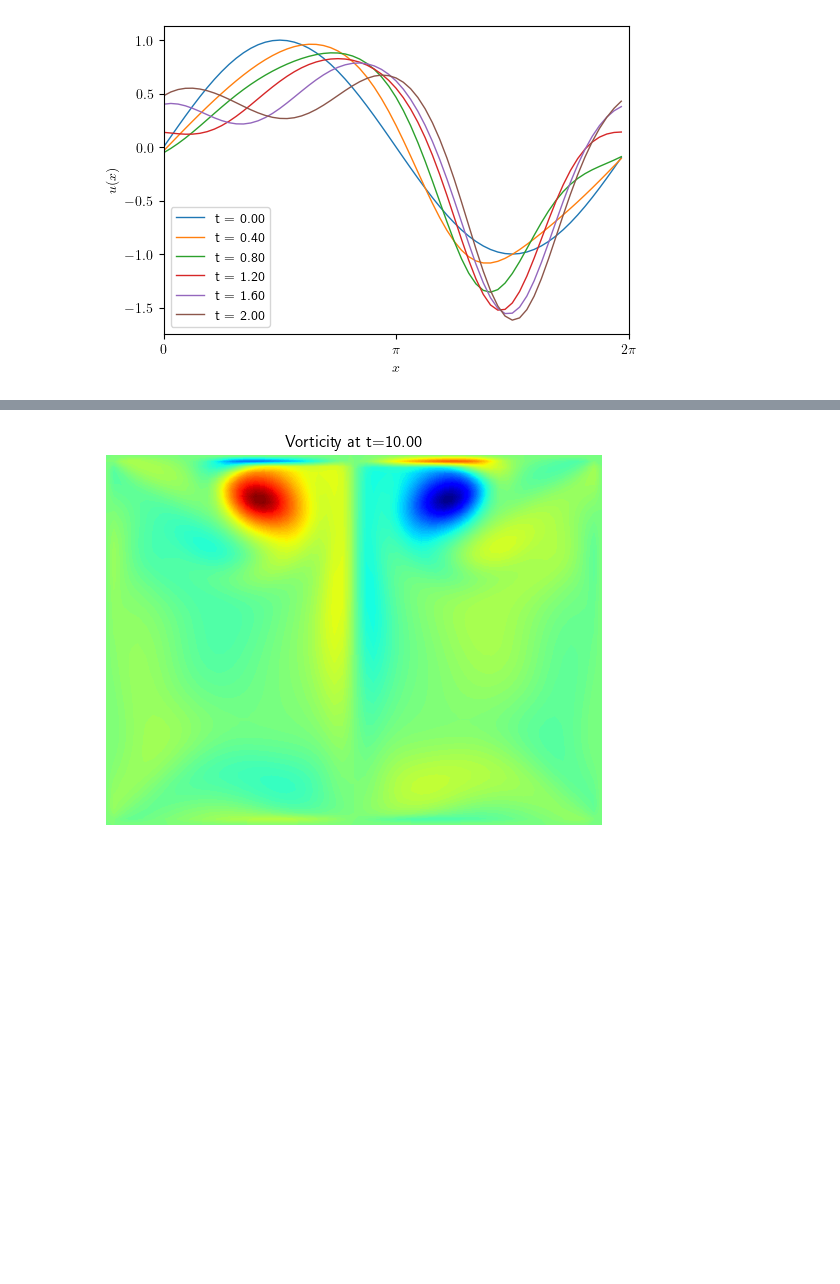
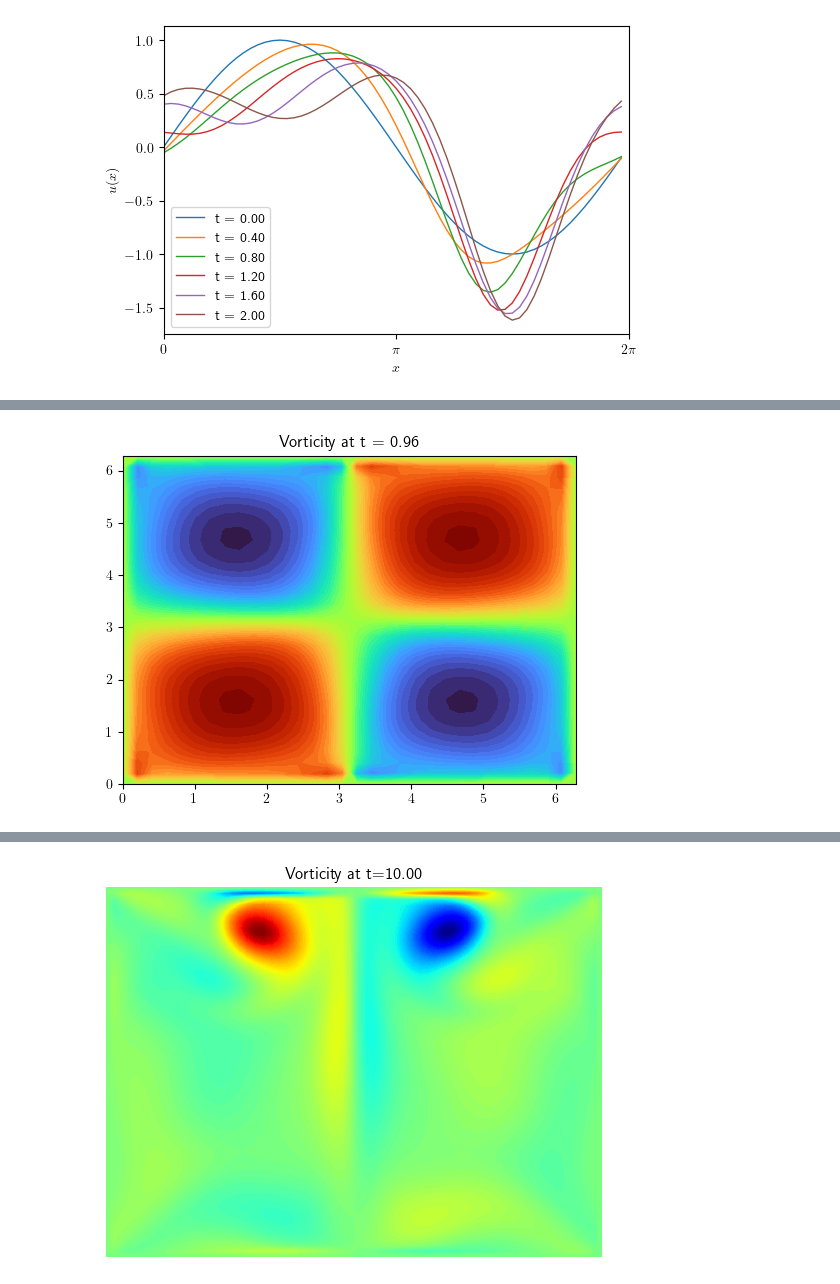
Before and after one commit to Chaks1603/Python-Assignments, a Jupyter notebook: NPETL TEST ASSIGNMENTS/2024 week 9 FD Method.ipynb, the cells around one changed output, grey strips where cells are left out. Saved outputs shown, nothing was run; the diff lists cells and outputs as text; code cells hidden in the pictures; blank space fills up the shorter version.

```diff
--- a/NPETL TEST ASSIGNMENTS/2024 week 9 FD Method.ipynb
+++ b/NPETL TEST ASSIGNMENTS/2024 week 9 FD Method.ipynb
@@ -594,0 +608,66 @@ def poisson_operator(field_flattened):
+# %%
+DOMAIN_SIZE         = 2.0 * np.pi
+N_POINTS            = 32
+TIME_STEP_LENGTH    = 0.01
+N_TIME_STEPS        = int(1.0 / TIME_STEP_LENGTH)
+KINEMATIC_VISCOSITY = 0.1
+MAX_ITER_CG         = None
+
+element_length = DOMAIN_SIZE / (N_POINTS - 1)
+scalar_shape   = (N_POINTS, N_POINTS)
+scalar_dof     = N_POINTS ** 2
+vector_shape   = (N_POINTS, N_POINTS, 2)
+vector_dof     = N_POINTS ** 2 * 2
+
+x = np.linspace(0.0, DOMAIN_SIZE, N_POINTS)
+y = x.copy()
+X, Y = np.meshgrid(x, y, indexing="ij")
+coordinates = np.stack((X, Y), axis=-1)
+
+# --- Initial Condition: Taylor–Green Vortex ---
+velocities_prev = np.zeros(vector_shape)
+velocities_prev[..., 0] =  np.sin(X) * np.cos(Y)  # u_x
+velocities_prev[..., 1] = -np.cos(X) * np.sin(Y)  # u_y
+
+# --- Main Time Loop ---
+time_current = 0.0
+for step in range(N_TIME_STEPS):
+    time_current += TIME_STEP_LENGTH
+
+    # (1) Semi-Lagrangian advection
+    velocities_advected = np.zeros_like(velocities_prev)
+    for d in range(2):
+        velocities_advected[..., d] = advect(velocities_prev[..., d], velocities_prev)
+
+    # (2) Diffusion step (CG solve)
+    v_adv_flat = velocities_advected.flatten()
+    v_diff_flat, _ = sc.sparse.linalg.cg(
+        A=sc.sparse.linalg.LinearOperator((vector_dof, vector_dof), matvec=diffusion_operator),
+        b=v_adv_flat, maxiter=MAX_ITER_CG )
+    velocities_diffused = v_diff_flat.reshape(vector_shape)
+
+    # (3) Pressure projection step
+    div_field = divergence(velocities_diffused).flatten()
+    pressure_flat, _ = sc.sparse.linalg.cg(
+        A=sc.sparse.linalg.LinearOperator((scalar_dof, scalar_dof), matvec=poisson_operator),
+        b=div_field, maxiter=MAX_ITER_CG )
+    pressure = pressure_flat.reshape(scalar_shape)
+    grad_p = gradient(pressure)
+    velocities_projected = velocities_diffused - grad_p * TIME_STEP_LENGTH
+
+    # Update velocity field
+    velocities_prev = velocities_projected
+
+    # Plotting
+    if step % 5 == 0:
+        curl = curl_2d(velocities_projected)
+        plt.figure(figsize=(5, 4))
+        plt.contourf(X, Y, curl, cmap='turbo', levels=50)
+        #plt.quiver(X, Y, velocities_projected[..., 0], velocities_projected[..., 1], color='k', alpha=0.5, scale=50)
+        plt.title(f'Vorticity at t = {time_current:.2f}')
+        #plt.axis("off")
+        plt.tight_layout()
+        clear_output(wait=True)
+        plt.show()
+# %% [output]
+[figure, added]
```
Also changed, not shown: parts of 3 cells of this notebook, 1 other file.
